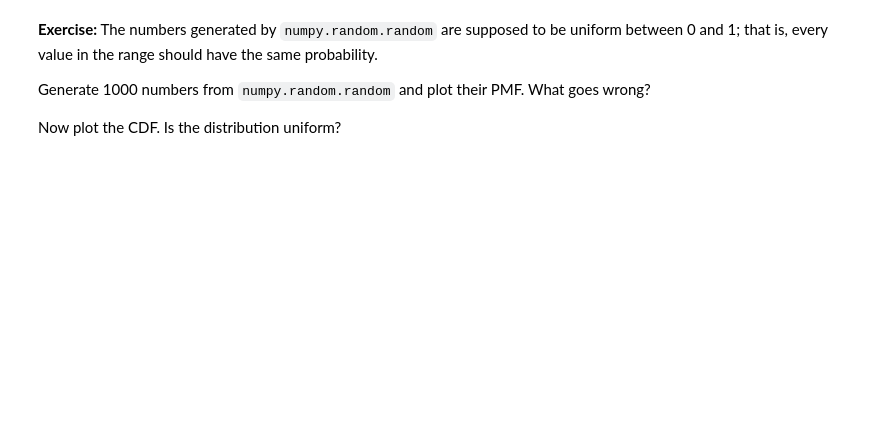
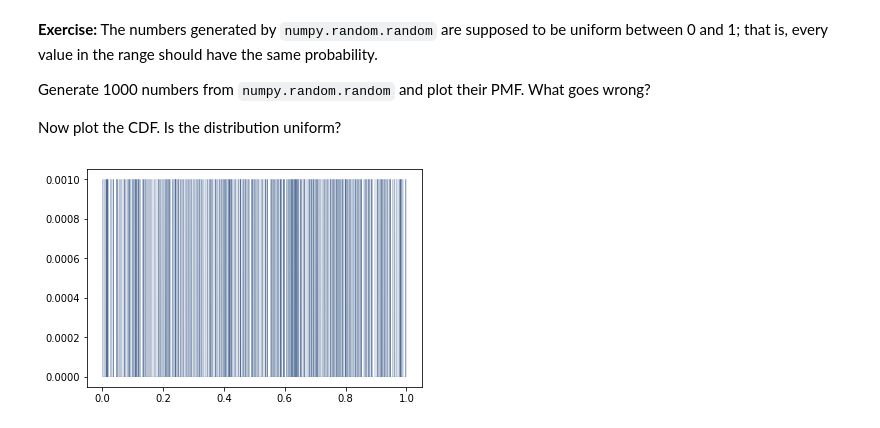
Before and after one commit to ejulio/ThinkStats2, a Jupyter notebook: code/chap04ex.ipynb, the cells around one changed output. Drawn from its saved outputs; the diff is of its cells as text; code cells hidden in the pictures; blank space fills up the shorter version.

```diff
--- a/code/chap04ex.ipynb
+++ b/code/chap04ex.ipynb
@@ -224,0 +221,7 @@ Now plot the CDF. Is the distribution uniform?
+# %%
+random = np.random.random(size=1000)
+# %%
+pmf = thinkstats2.Pmf(random)
+thinkplot.Pmf(pmf, linewidth=0.1)
+# %% [output]
+[figure, added]
```
Also changed, not shown: parts of 7 cells of this notebook, 1 other file.
